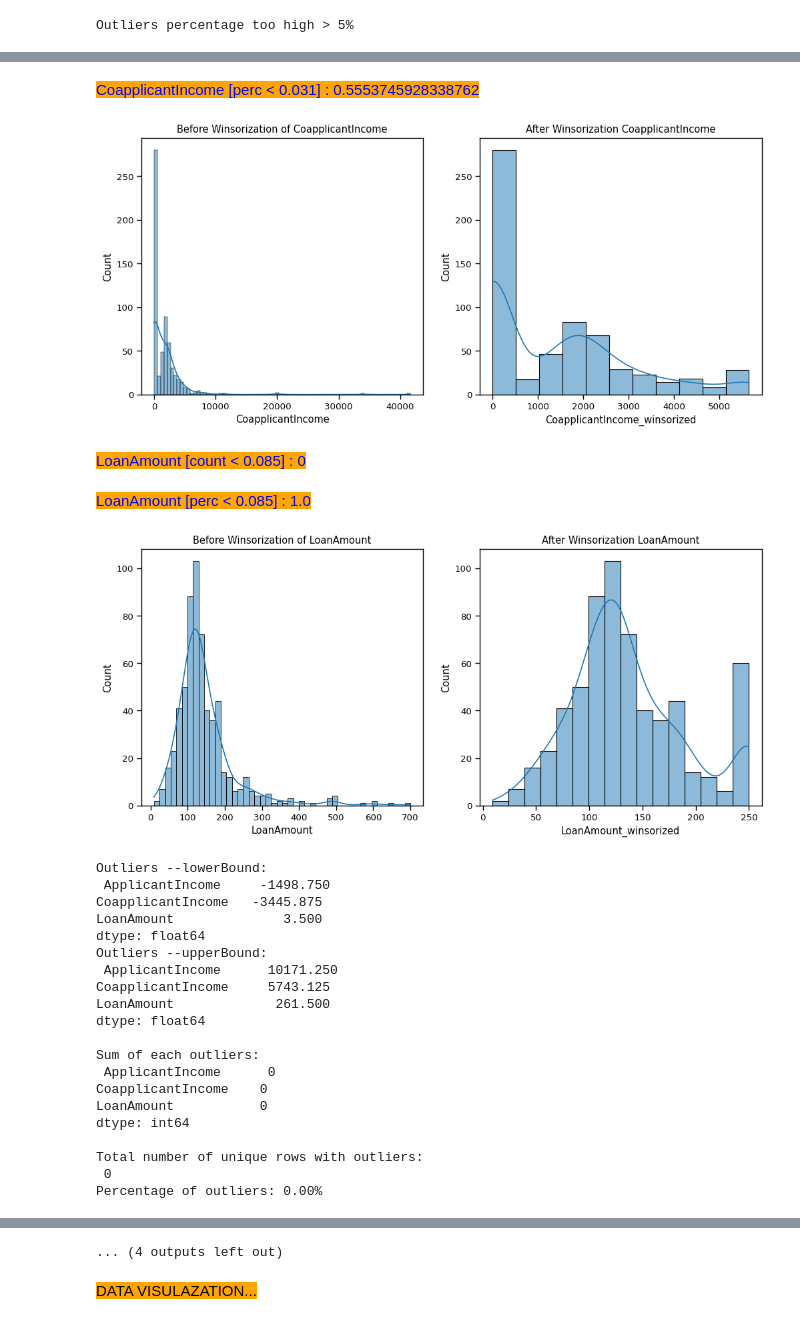
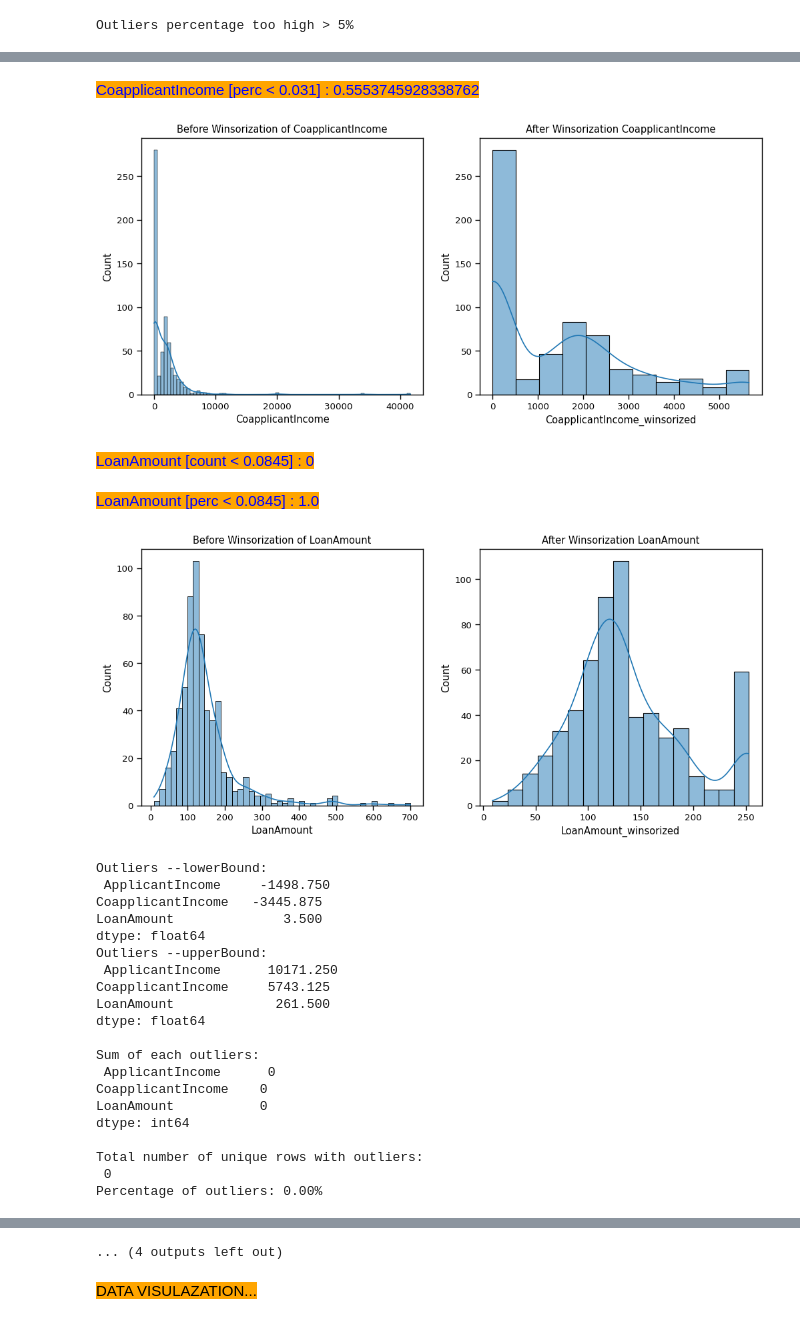
Before and after one commit to jawdatmerhy/public, a Jupyter notebook: LoanApproval.ipynb, the cells around one changed output, grey strips where cells are left out. Saved outputs shown, nothing was run; the diff lists cells and outputs as text; code cells hidden in the pictures.

```diff
--- a/LoanApproval.ipynb
+++ b/LoanApproval.ipynb
@@ -331,23 +331,27 @@ plt.ylabel("Null Values PERCENTAGE")
 plt.xlabel("COLUMNS")
 plt.show()
 
-#Missing Value
-# Gender column
-df['Gender'] = df['Gender'].fillna(df['Gender'].mode()[0])
-# Married column
-df['Married'] = df['Married'].fillna(df['Married'].mode()[0])
-# Dependents Column
-df['Dependents'] = df['Dependents'].fillna(df['Dependents'].mode()[0])
-# Self_Employed Column
-df['SelfEmployed'].fillna('No',inplace=True)
-# Credit_History Column
-df['CreditHistory'] = df['CreditHistory'].fillna(df['CreditHistory'].mode()[0])
-# LoanAmount Column
-df['LoanAmount'] = df['LoanAmount'].fillna(df['LoanAmount'].median())
-# Loan_Amount Column
-df['LoanAmountTerm'] = df['LoanAmountTerm'].fillna(df['LoanAmountTerm'].mode()[0])
-# PropertyArea Column
-df['PropertyArea'] = df['PropertyArea'].fillna(df['PropertyArea'].mode()[0])
+
+def data_prep_fill_mising_values(data):
+  #Missing Value
+  # Gender column
+  data['Gender'] = data['Gender'].fillna(data['Gender'].mode()[0])
+  # Married column
+  data['Married'] = data['Married'].fillna(data['Married'].mode()[0])
+  # Dependents Column
+  data['Dependents'] = data['Dependents'].fillna(data['Dependents'].mode()[0])
+  # Self_Employed Column
+  #data['SelfEmployed'].fillna('No',inplace=True)
+  data['SelfEmployed'] = data['SelfEmployed'].fillna(data['SelfEmployed'].mode()[0])
+  # Credit_History Column
+  data['CreditHistory'] = data['CreditHistory'].fillna(data['CreditHistory'].mode()[0])
+  # LoanAmountTerm Column
+  data['LoanAmountTerm'] = data['LoanAmountTerm'].fillna(data['LoanAmountTerm'].mode()[0])
+
+  # LoanAmount Column
+  data['LoanAmount'] = data['LoanAmount'].fillna(data['LoanAmount'].median())
+
+data_prep_fill_mising_values(df)
 
 print('Total missing values After fillna : ', df.isnull().sum().sum())
 # %% [output]
@@ -585,40 +594,40 @@ winsorize_column(df_winsorized, 'ApplicantIncome', 0.0001, 0.084)
 winsorize_column(df_winsorized, 'CoapplicantIncome', 0.0001, 0.031)
 
 # Winsorize the column 'LoanAmount', LoanAmount is the column with potential outliers ~ 41/614 = 0.067
-winsorize_column(df_winsorized, 'LoanAmount', 0.0001, 0.085)
+winsorize_column(df_winsorized, 'LoanAmount', 0.0001, 0.0845)
 
 df[columns_to_check] = df_winsorized[columns_to_check]
 
 lower_bound, upper_bound, potential_outliers = calculate_outliers(df, columns_to_check)
 
 print("Outliers --lowerBound:\n", lower_bound)
 print("Outliers --upperBound:\n", upper_bound)
 potential_outliers_row_count = potential_outliers.notnull().sum()
 print("\nSum of each outliers:\n", potential_outliers_row_count)
 
 unique_outlier_rows = potential_outliers.any(axis=1)
 df_unique_outliers = df[unique_outlier_rows]
 total_unique_outliers = df_unique_outliers.shape[0]
 print("\nTotal number of unique rows with outliers:\n", total_unique_outliers)
 
 percent_outliers = total_unique_outliers / df.shape[0]
 print(f"Percentage of outliers: {percent_outliers * 100:.2f}%")
 plot_pie_chart(percent_outliers)
 
 plot_stripplot(df, columns_to_check)
 
 plot_boxplots(df, columns_to_check)
 # %% [output]
 REMOVE OUTLIERS...
 ApplicantIncome [count < 0.084] : 0
 ApplicantIncome [perc < 0.084] : 1.0
 [figure]
 CoapplicantIncome [count < 0.031] : 273
 CoapplicantIncome [perc < 0.031] : 0.5553745928338762
 [figure]
-LoanAmount [count < 0.085] : 0
+LoanAmount [count < 0.0845] : 0
-LoanAmount [perc < 0.085] : 1.0
+LoanAmount [perc < 0.0845] : 1.0
-[figure, old version]
+[figure, new version]
 Outliers --lowerBound:
  ApplicantIncome     -1498.750
 CoapplicantIncome   -3445.875
```
Also changed, not shown: parts of 11 cells of this notebook.
